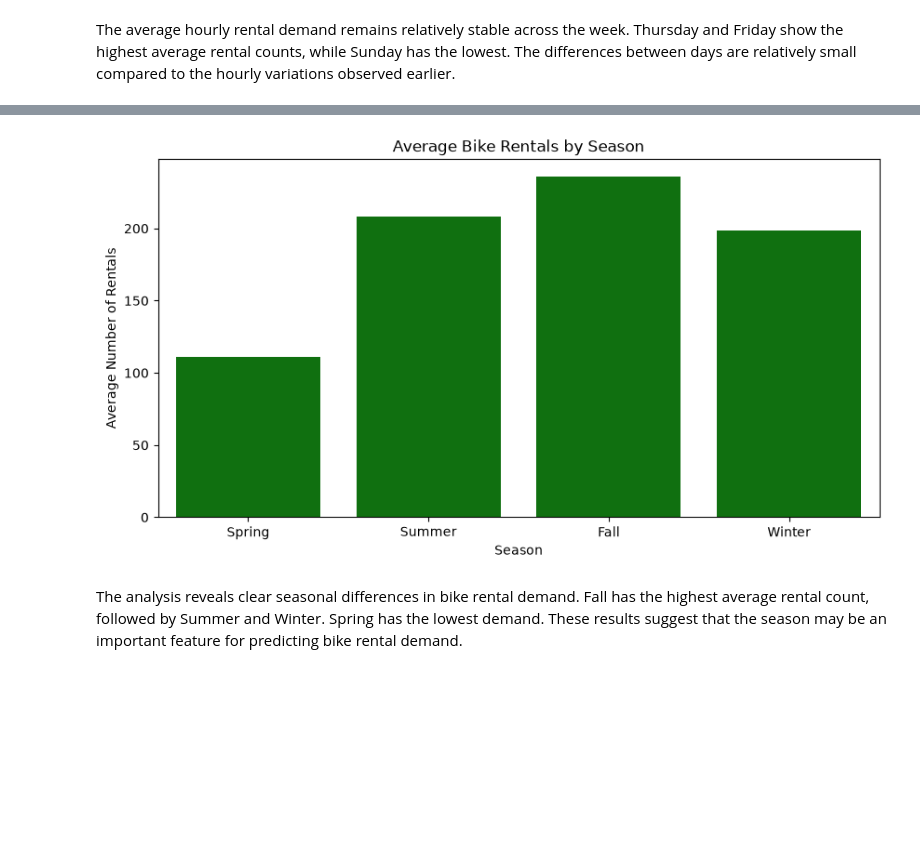
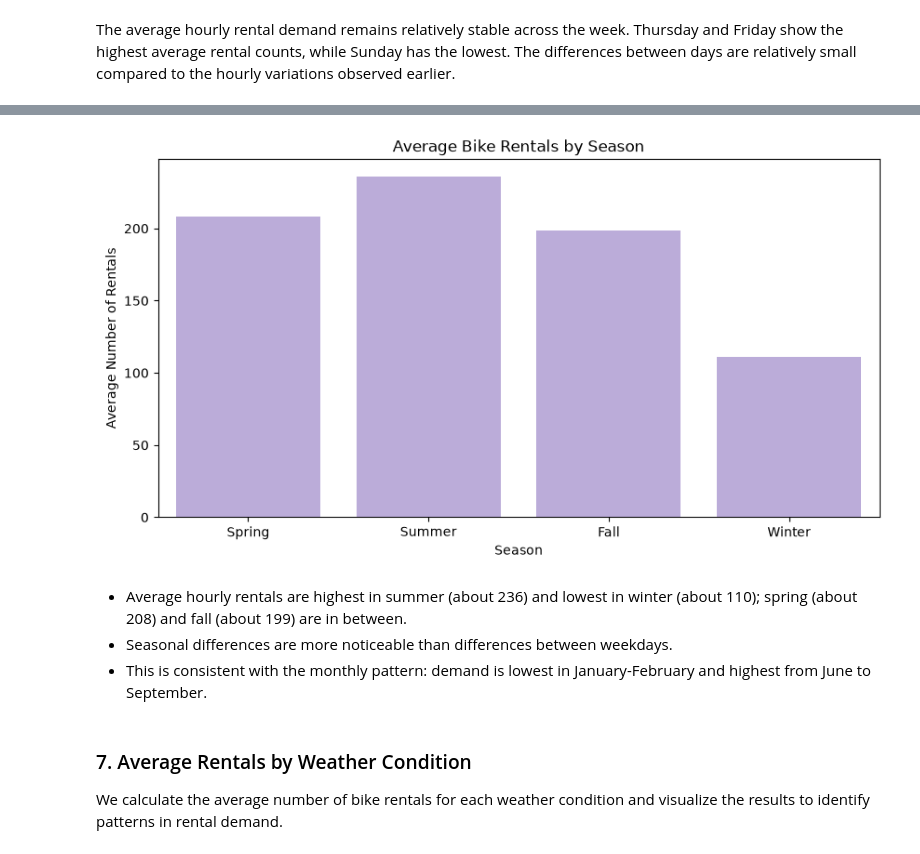
Before and after one commit to Ana02-12/midterm-project-bike-sharing, a Jupyter notebook: notebooks/eda.ipynb, the cells around one changed output, grey strips where cells are left out. Cells and saved outputs as stored; diff of their text form; code cells hidden in the pictures; blank space fills up the shorter version.

```diff
--- a/notebooks/eda.ipynb
+++ b/notebooks/eda.ipynb
@@ -219,30 +218,31 @@ We calculate the average number of bike rentals for each season and visualize th
 # %%
 seasonal_demand = data.groupby('season')['cnt'].mean().reset_index()
 # %%
-season_names = {
-    1: 'Spring',
-    2: 'Summer',
-    3: 'Fall',
-    4: 'Winter'
-}
+season_names = {1: 'Winter', 2: 'Spring', 3: 'Summer', 4: 'Fall'}
 
 seasonal_demand['season_name'] = seasonal_demand['season'].map(season_names)
 # %%
 plt.figure(figsize=(10, 5))
 
 sns.barplot(
     data=seasonal_demand,
     x='season_name',
     y='cnt',
-    order=['Spring', 'Summer', 'Fall', 'Winter'], color='green'
+    order=['Spring', 'Summer', 'Fall', 'Winter'], color="#B9A5E0"
 )
 
 plt.title('Average Bike Rentals by Season')
 plt.xlabel('Season')
 plt.ylabel('Average Number of Rentals')
 
 plt.show()
 # %% [output]
-[figure, old version]
+[figure, new version]
 # %% [markdown]
-The analysis reveals clear seasonal differences in bike rental demand. Fall has the highest average rental count, followed by Summer and Winter. Spring has the lowest demand. These results suggest that the season may be an important feature for predicting bike rental demand.
+- Average hourly rentals are highest in summer (about 236) and lowest in winter (about 110); spring (about 208) and fall (about 199) are in between.
+- Seasonal differences are more noticeable than differences between weekdays.
+- This is consistent with the monthly pattern: demand is lowest in January-February and highest from June to September.
+# %% [markdown]
+### 7. Average Rentals by Weather Condition
+
+We calculate the average number of bike rentals for each weather condition and visualize the results to identify patterns in rental demand.
```
Also changed, not shown: parts of 78 cells of this notebook, 16 other files.
